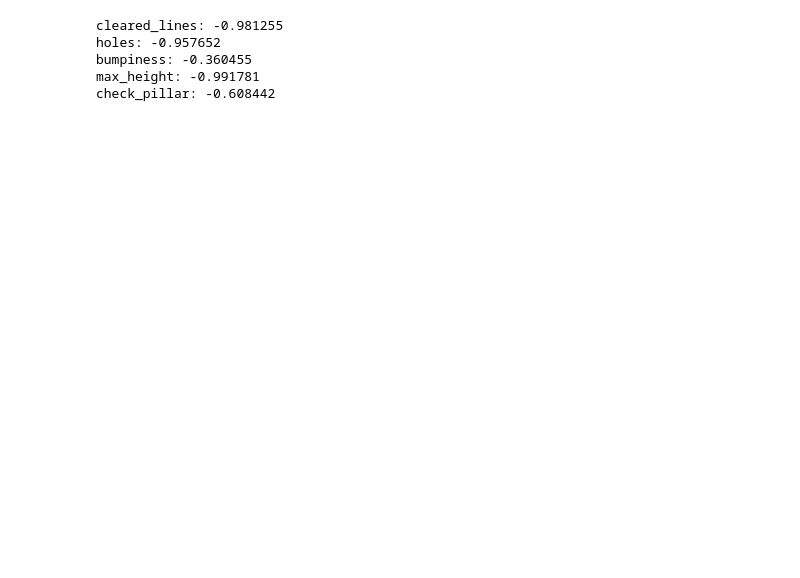
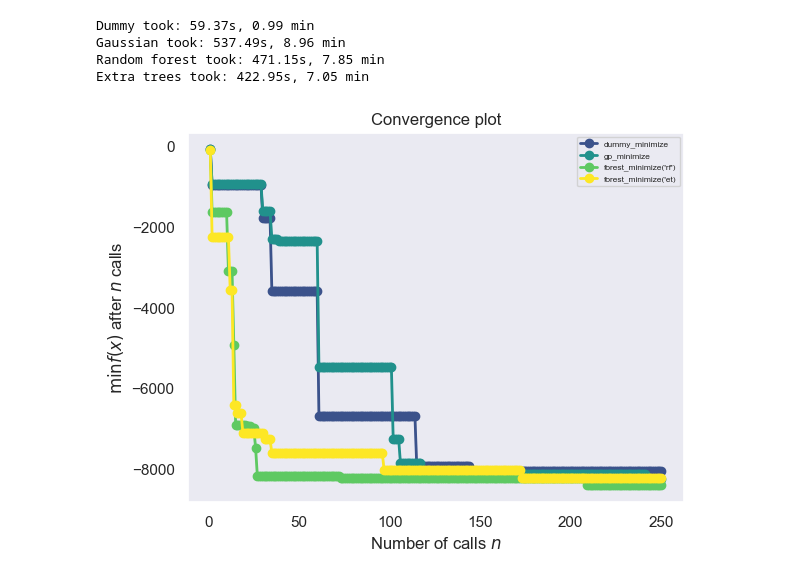
Before and after one commit to ChrAN103/Baysian_Optimization, a Jupyter notebook: tetris/BO.ipynb, the cells around one changed output. Drawn from its saved outputs; the diff is of its cells as text; code cells hidden in the pictures; blank space fills up the shorter version.

Commit message:
Updated model comparison

```diff
--- a/tetris/BO.ipynb
+++ b/tetris/BO.ipynb
@@ -64,23 +74,66 @@ def objective_function_named(**params):
 
     return -mean_reward
 
-result = gp_minimize(
-        objective_function_named,
-        space,
-        n_calls=200,  # Total evaluations (includes n_initial_points)
-        n_initial_points=10,  # Initial random evaluations
-        acq_func="EI",  # Expected Improvement
-        n_jobs=-1,  # Use all available cores
-        verbose=False,
-    )
+def run(minimizer, n_iter=1,**args):
+    return [minimizer(objective_function_named, space, n_calls=250, random_state=n, **args)
+            for n in range(n_iter)]
 
-optimal_weights = [result.x[i] for i in range(len(space))]
-for name, value in zip([dim.name for dim in space], optimal_weights):
-    print(f"{name}: {value:.6f}")
+
+# Random search
+start = time()
+dummy_res = run(dummy_minimize)
+end = time()
+print(f"Dummy took: {(end-start):.2f}s, {((end-start)/60):.2f} min")
+
+# Gaussian processes
+start = time()
+gp_res = run(gp_minimize,acq_func = "EI",n_initial_points = 100)
+end = time()
+print(f"Gaussian took: {(end-start):.2f}s, {((end-start)/60):.2f} min")
+
+# Random forest
+start = time()
+rf_res = run(forest_minimize, base_estimator="RF")
+end = time()
+print(f"Random forest took: {(end-start):.2f}s, {((end-start)/60):.2f} min")
+
+# Extra trees
+start = time()
+et_res = run(forest_minimize, base_estimator="ET")
+end = time()
+print(f"Extra trees took: {(end-start):.2f}s, {((end-start)/60):.2f} min")
+
+# result = gp_minimize(
+#         objective_function_named,
+#         space,
+#         n_calls=200,  # Total evaluations (includes n_initial_points)
+#         n_initial_points=10,  # Initial random evaluations
+#         acq_func="EI",  # Expected Improvement
+#         n_jobs=-1,  # Use all available cores
+#         verbose=False,
+#     )
+
+
+
+# optimal_weights = [gp_res.x[i] for i in range(len(space))]
+# for name, value in zip([dim.name for dim in space], optimal_weights):
+#     print(f"{name}: {value:.6f}")
 # %% [output]
-cleared_lines: -0.981255
-holes: -0.957652
-bumpiness: -0.360455
-max_height: -0.991781
-check_pillar: -0.608442
+Dummy took: 59.37s, 0.99 min
+Gaussian took: 537.49s, 8.96 min
+Random forest took: 471.15s, 7.85 min
+Extra trees took: 422.95s, 7.05 min
+# %%
+true_min = -(int(max_steps/10) * 1200) -20*max_steps
+
+plot = plot_convergence(("dummy_minimize", dummy_res),
+                        ("gp_minimize", gp_res),
+                        ("forest_minimize('rf')", rf_res),
+                        ("forest_minimize('et)", et_res))
+#                        true_minimum=true_min) #, yscale="log")
+
+plot.legend(loc="best", prop={'size': 6}, numpoints=1)
+plt.savefig("results/convergence_comarison_between_models_no_min.png")
+# %% [output]
+[figure, added]
 # %%
```
Also changed, not shown: parts of 4 cells of this notebook.
